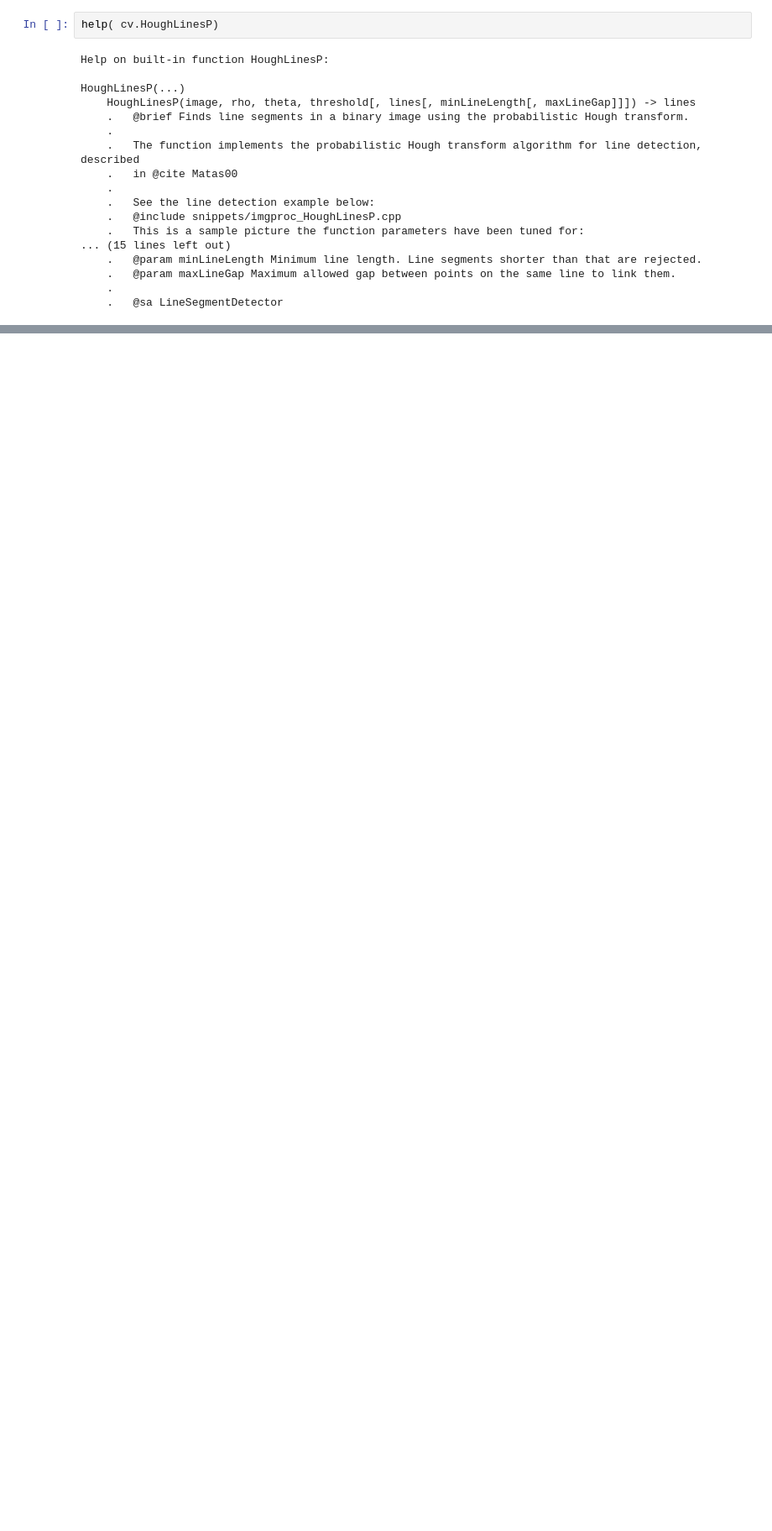
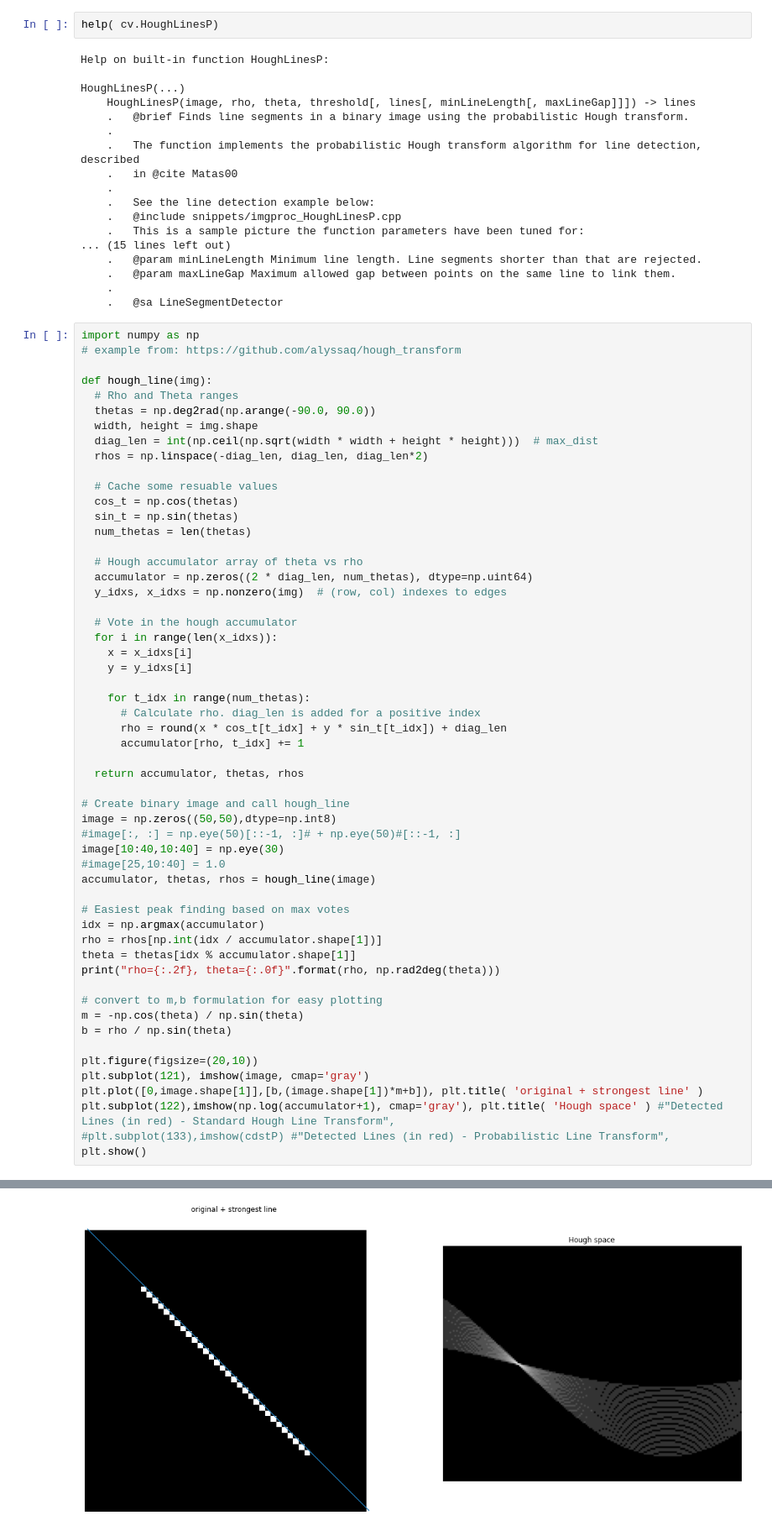
Before and after one commit to schedldave/cv2021, a Jupyter notebook: 04_Edges.ipynb, the cells around one changed output, grey strips where cells are left out. Shown at 84% size. Saved outputs shown, nothing was run; the diff lists cells and outputs as text; blank space fills up the shorter version.

```diff
--- a/04_Edges.ipynb
+++ b/04_Edges.ipynb
@@ -222,3 +222,59 @@ HoughLinesP(...)
     .   @param maxLineGap Maximum allowed gap between points on the same line to link them.
     .
     .   @sa LineSegmentDetector
+# %%
+import numpy as np
+# example from: https://github.com/alyssaq/hough_transform
+
+def hough_line(img):
+  # Rho and Theta ranges
+  thetas = np.deg2rad(np.arange(-90.0, 90.0))
+  width, height = img.shape
+  diag_len = int(np.ceil(np.sqrt(width * width + height * height)))  # max_dist
+  rhos = np.linspace(-diag_len, diag_len, diag_len*2)
+
+  # Cache some resuable values
+  cos_t = np.cos(thetas)
+  sin_t = np.sin(thetas)
+  num_thetas = len(thetas)
+
+  # Hough accumulator array of theta vs rho
+  accumulator = np.zeros((2 * diag_len, num_thetas), dtype=np.uint64)
+  y_idxs, x_idxs = np.nonzero(img)  # (row, col) indexes to edges
+
+  # Vote in the hough accumulator
+  for i in range(len(x_idxs)):
+    x = x_idxs[i]
+    y = y_idxs[i]
+
+    for t_idx in range(num_thetas):
+      # Calculate rho. diag_len is added for a positive index
+      rho = round(x * cos_t[t_idx] + y * sin_t[t_idx]) + diag_len
+      accumulator[rho, t_idx] += 1
+
+  return accumulator, thetas, rhos
+
+# Create binary image and call hough_line
+image = np.zeros((50,50),dtype=np.int8)
+#image[:, :] = np.eye(50)[::-1, :]# + np.eye(50)#[::-1, :]
+image[10:40,10:40] = np.eye(30)
+#image[25,10:40] = 1.0
+accumulator, thetas, rhos = hough_line(image)
+
+# Easiest peak finding based on max votes
+idx = np.argmax(accumulator)
+rho = rhos[np.int(idx / accumulator.shape[1])]
+theta = thetas[idx % accumulator.shape[1]]
+print("rho={:.2f}, theta={:.0f}".format(rho, np.rad2deg(theta)))
+
+# convert to m,b formulation for easy plotting
+m = -np.cos(theta) / np.sin(theta)
+b = rho / np.sin(theta)
+
+plt.figure(figsize=(20,10))
+plt.subplot(121), imshow(image, cmap='gray')
+plt.plot([0,image.shape[1]],[b,(image.shape[1])*m+b]), plt.title( 'original + strongest line' )
+plt.subplot(122),imshow(np.log(accumulator+1), cmap='gray'), plt.title( 'Hough space' ) #"Detected Lines (in red) - Standard Hough Line Transform",
+#plt.subplot(133),imshow(cdstP) #"Detected Lines (in red) - Probabilistic Line Transform",
+plt.show()
+# %% [output]
@@ -224,0 +282 @@ HoughLinesP(...)
+[figure, added]
```
Also changed, not shown: parts of 4 cells of this notebook.
